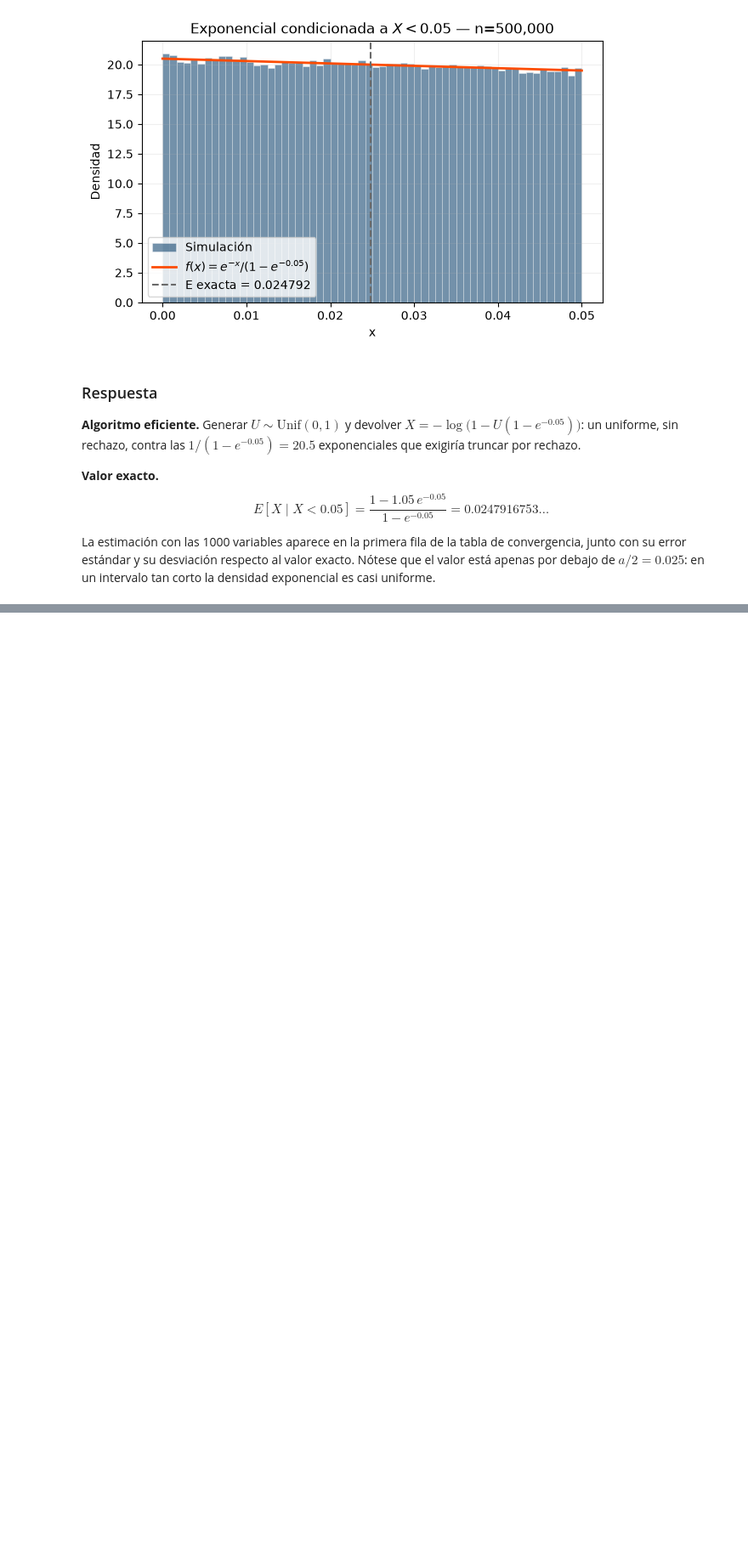
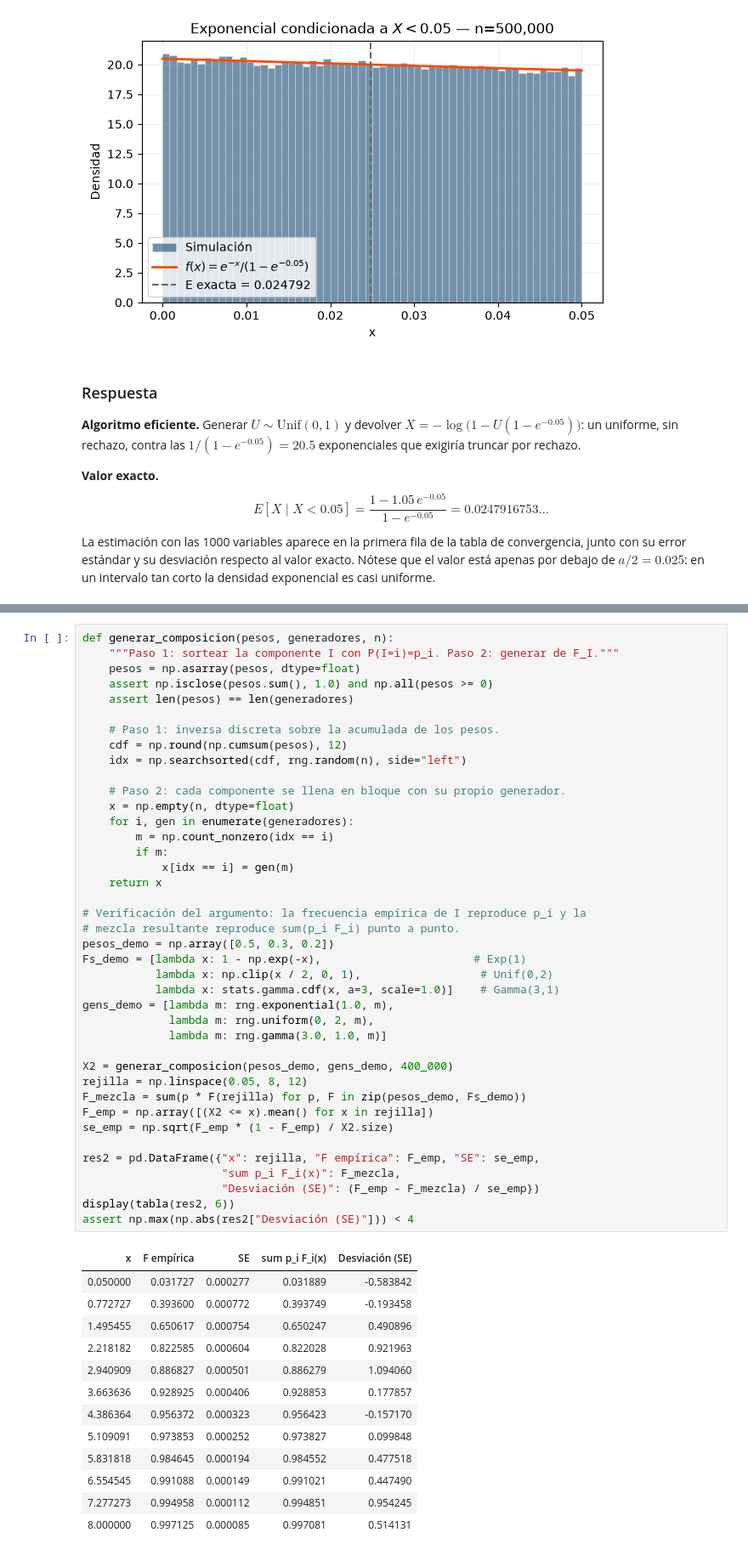
Before and after one commit to fabianpradod/mod-practica2, a Jupyter notebook: Practica_2_Generacion_de_Variables_Aleatorias_Continuas.ipynb, the cells around one changed output, grey strips where cells are left out. Shown at 85% size. Drawn from its saved outputs; the diff is of its cells as text; blank space fills up the shorter version.

```diff
--- a/Practica_2_Generacion_de_Variables_Aleatorias_Continuas.ipynb
+++ b/Practica_2_Generacion_de_Variables_Aleatorias_Continuas.ipynb
@@ -145,0 +163,54 @@ La estimación con las 1000 variables aparece en la primera fila de la tabla de
+# %%
+def generar_composicion(pesos, generadores, n):
+    """Paso 1: sortear la componente I con P(I=i)=p_i. Paso 2: generar de F_I."""
+    pesos = np.asarray(pesos, dtype=float)
+    assert np.isclose(pesos.sum(), 1.0) and np.all(pesos >= 0)
+    assert len(pesos) == len(generadores)
+
+    # Paso 1: inversa discreta sobre la acumulada de los pesos.
+    cdf = np.round(np.cumsum(pesos), 12)
+    idx = np.searchsorted(cdf, rng.random(n), side="left")
+
+    # Paso 2: cada componente se llena en bloque con su propio generador.
+    x = np.empty(n, dtype=float)
+    for i, gen in enumerate(generadores):
+        m = np.count_nonzero(idx == i)
+        if m:
+            x[idx == i] = gen(m)
+    return x
+
+# Verificación del argumento: la frecuencia empírica de I reproduce p_i y la
+# mezcla resultante reproduce sum(p_i F_i) punto a punto.
+pesos_demo = np.array([0.5, 0.3, 0.2])
+Fs_demo = [lambda x: 1 - np.exp(-x),                       # Exp(1)
+           lambda x: np.clip(x / 2, 0, 1),                  # Unif(0,2)
+           lambda x: stats.gamma.cdf(x, a=3, scale=1.0)]    # Gamma(3,1)
+gens_demo = [lambda m: rng.exponential(1.0, m),
+             lambda m: rng.uniform(0, 2, m),
+             lambda m: rng.gamma(3.0, 1.0, m)]
+
+X2 = generar_composicion(pesos_demo, gens_demo, 400_000)
+rejilla = np.linspace(0.05, 8, 12)
+F_mezcla = sum(p * F(rejilla) for p, F in zip(pesos_demo, Fs_demo))
+F_emp = np.array([(X2 <= x).mean() for x in rejilla])
+se_emp = np.sqrt(F_emp * (1 - F_emp) / X2.size)
+
+res2 = pd.DataFrame({"x": rejilla, "F empírica": F_emp, "SE": se_emp,
+                     "sum p_i F_i(x)": F_mezcla,
+                     "Desviación (SE)": (F_emp - F_mezcla) / se_emp})
+display(tabla(res2, 6))
+assert np.max(np.abs(res2["Desviación (SE)"])) < 4
+# %% [output]
+| x | F empírica | SE | sum p_i F_i(x) | Desviación (SE) |
+| 0.050000 | 0.031727 | 0.000277 | 0.031889 | -0.583842 |
+| 0.772727 | 0.393600 | 0.000772 | 0.393749 | -0.193458 |
+| 1.495455 | 0.650617 | 0.000754 | 0.650247 | 0.490896 |
+| 2.218182 | 0.822585 | 0.000604 | 0.822028 | 0.921963 |
+| 2.940909 | 0.886827 | 0.000501 | 0.886279 | 1.094060 |
+| 3.663636 | 0.928925 | 0.000406 | 0.928853 | 0.177857 |
+| 4.386364 | 0.956372 | 0.000323 | 0.956423 | -0.157170 |
+| 5.109091 | 0.973853 | 0.000252 | 0.973827 | 0.099848 |
+| 5.831818 | 0.984645 | 0.000194 | 0.984552 | 0.477518 |
+| 6.554545 | 0.991088 | 0.000149 | 0.991021 | 0.447490 |
+| 7.277273 | 0.994958 | 0.000112 | 0.994851 | 0.954245 |
+| 8.000000 | 0.997125 | 0.000085 | 0.997081 | 0.514131 |
```
Also changed, not shown: parts of 6 cells of this notebook.
